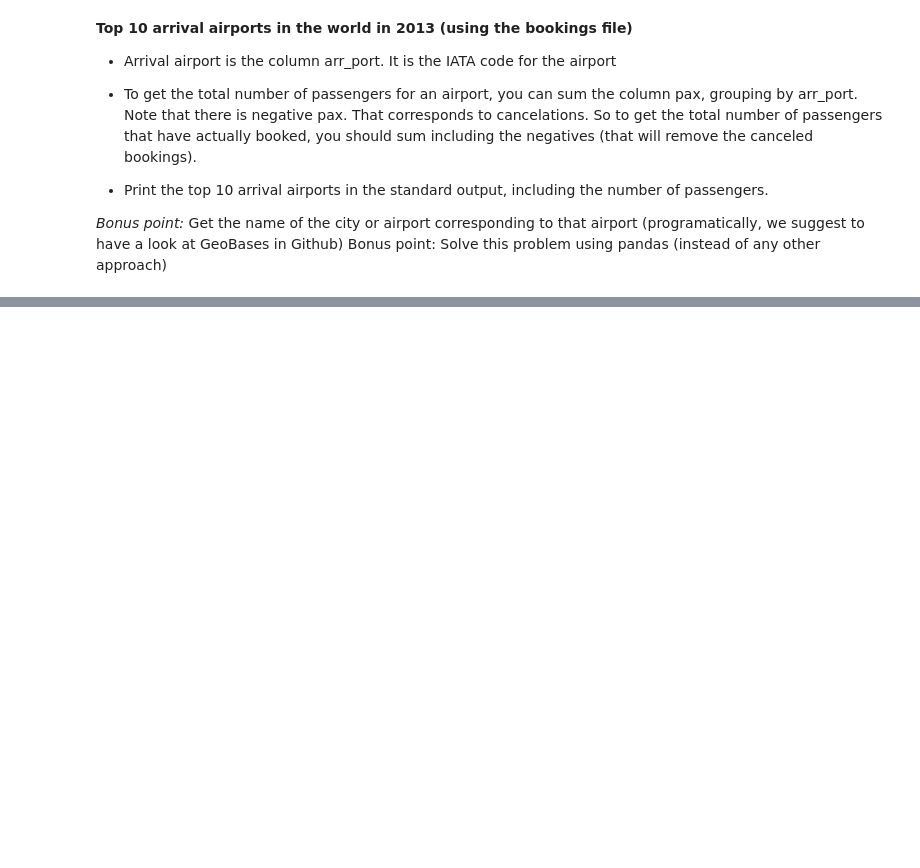
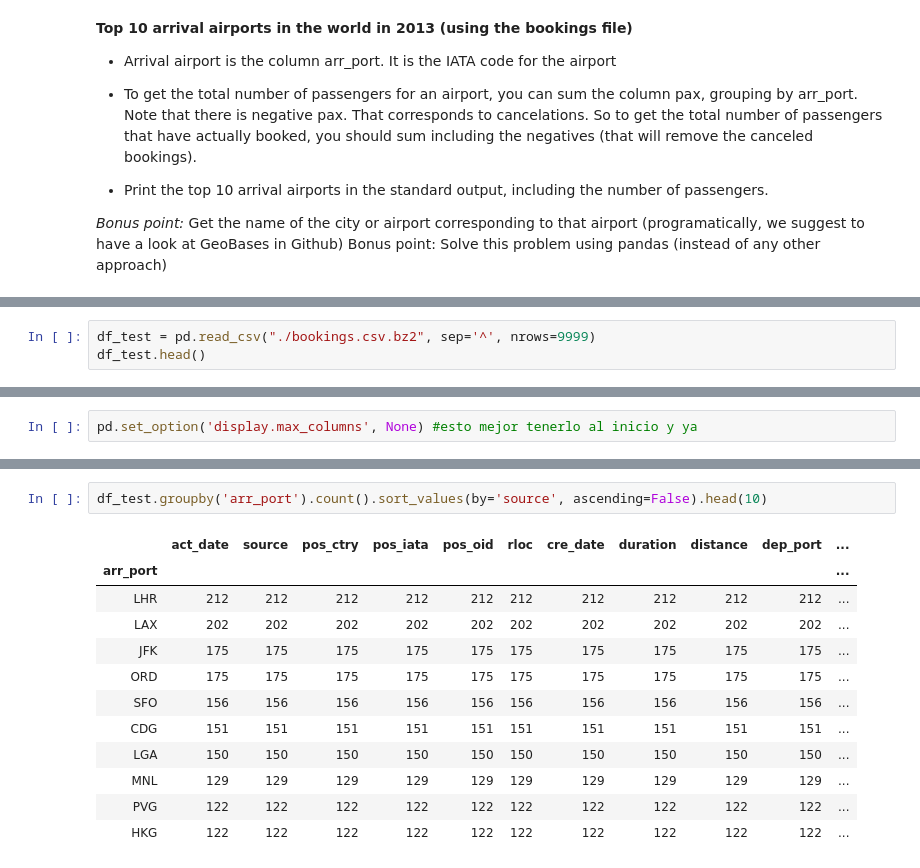
Before and after one commit to AngelArcones/Master_DS_Challenge, a Jupyter notebook: DS_Challenge.ipynb, the cells around one changed output, grey strips where cells are left out. Cells and saved outputs as stored; diff of their text form; blank space fills up the shorter version.

```diff
--- a/DS_Challenge.ipynb
+++ b/DS_Challenge.ipynb
@@ -161,0 +164,3 @@ Bonus point: Solve this problem using pandas (instead of any other approach)
+# %%
+df_test = pd.read_csv("./bookings.csv.bz2", sep='^', nrows=9999)
+df_test.head()
@@ -161,0 +176,2 @@ Bonus point: Solve this problem using pandas (instead of any other approach)
+# %%
+pd.set_option('display.max_columns', None) #esto mejor tenerlo al inicio y ya
@@ -161,0 +187,15 @@ Bonus point: Solve this problem using pandas (instead of any other approach)
+# %%
+df_test.groupby('arr_port').count().sort_values(by='source', ascending=False).head(10)
+# %% [output]
+|  | act_date | source | pos_ctry | pos_iata | pos_oid | rloc | cre_date | duration | distance | dep_port | ... |
+| arr_port |  |  |  |  |  |  |  |  |  |  | ... |
+| LHR | 212 | 212 | 212 | 212 | 212 | 212 | 212 | 212 | 212 | 212 | ... |
+| LAX | 202 | 202 | 202 | 202 | 202 | 202 | 202 | 202 | 202 | 202 | ... |
+| JFK | 175 | 175 | 175 | 175 | 175 | 175 | 175 | 175 | 175 | 175 | ... |
+| ORD | 175 | 175 | 175 | 175 | 175 | 175 | 175 | 175 | 175 | 175 | ... |
+| SFO | 156 | 156 | 156 | 156 | 156 | 156 | 156 | 156 | 156 | 156 | ... |
+| CDG | 151 | 151 | 151 | 151 | 151 | 151 | 151 | 151 | 151 | 151 | ... |
+| LGA | 150 | 150 | 150 | 150 | 150 | 150 | 150 | 150 | 150 | 150 | ... |
+| MNL | 129 | 129 | 129 | 129 | 129 | 129 | 129 | 129 | 129 | 129 | ... |
+| PVG | 122 | 122 | 122 | 122 | 122 | 122 | 122 | 122 | 122 | 122 | ... |
+| HKG | 122 | 122 | 122 | 122 | 122 | 122 | 122 | 122 | 122 | 122 | ... |
```
Also changed, not shown: parts of 18 cells of this notebook.
